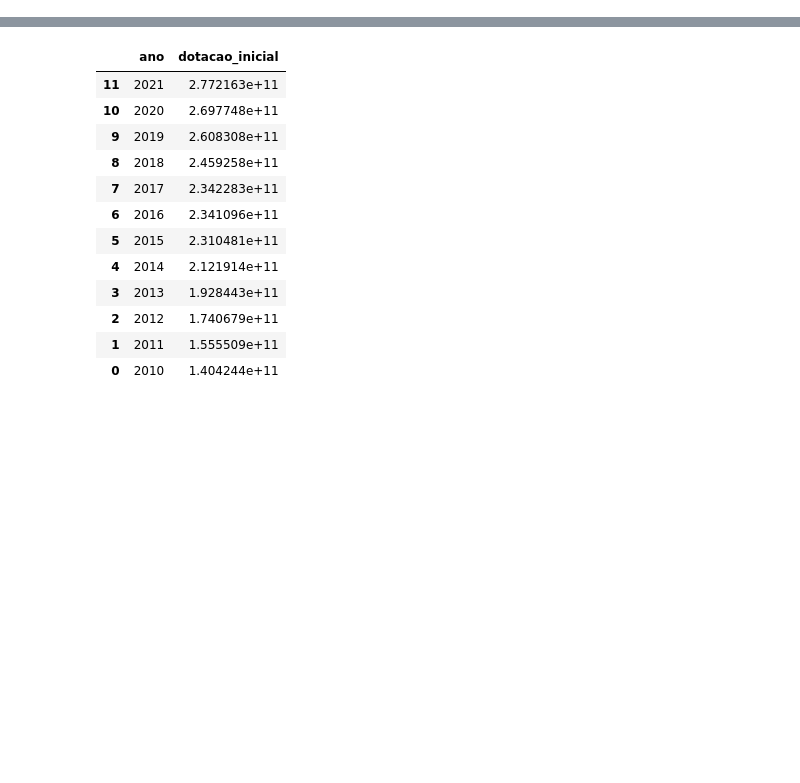
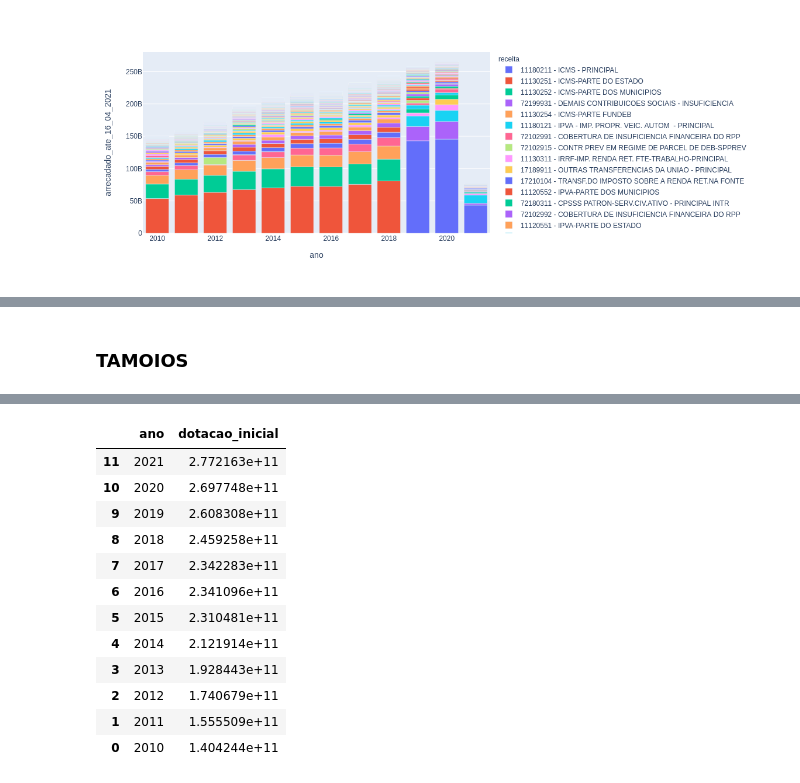
Before and after one commit to d116626/orcamento_sp, a Jupyter notebook: notebooks/sandbox/orcamento_x_previdencia_anual.ipynb, the cells around one changed output, grey strips where cells are left out. Saved outputs shown, nothing was run; the diff lists cells and outputs as text; code cells hidden in the pictures; blank space fills up the shorter version.

```diff
--- a/notebooks/sandbox/orcamento_x_previdencia_anual.ipynb
+++ b/notebooks/sandbox/orcamento_x_previdencia_anual.ipynb
@@ -233,0 +277,7 @@ time: 9.09 s (started: 2021-04-19 14:33:37 -03:00)
+# %%
+origem_receita = generic_group(
+    df_receita,
+    group_cols=['ano','receita'],
+    numeric_cols=['arrecadado_ate_16_04_2021'],
+    sort_cols = ["arrecadado_ate_16_04_2021", "ano"]
+)
@@ -233,0 +286,4 @@ time: 9.09 s (started: 2021-04-19 14:33:37 -03:00)
+# %%
+px.bar(origem_receita, x='ano', y='arrecadado_ate_16_04_2021', color='receita')
+# %% [output]
+[figure, added]
@@ -233,0 +291,2 @@ time: 9.09 s (started: 2021-04-19 14:33:37 -03:00)
+# %% [markdown]
+### TAMOIOS
```
Also changed, not shown: parts of 44 cells of this notebook, 10 other files.
